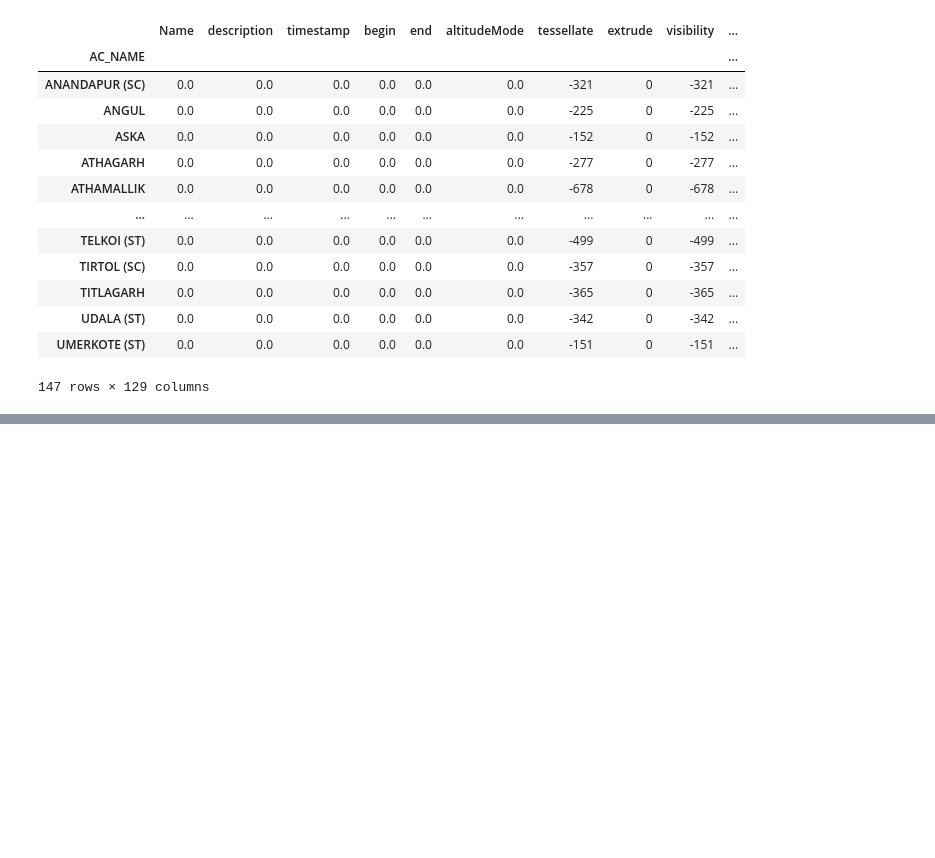
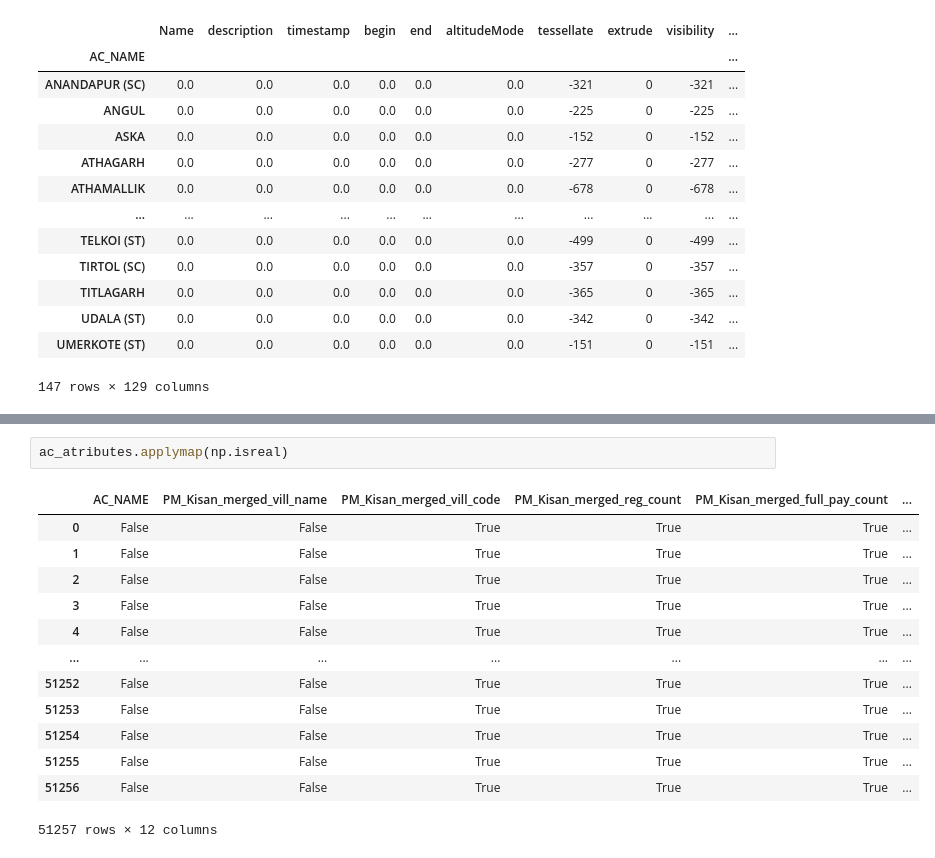
Before and after one commit to TheDataAreClean/obi-constituency-data-mapping-pm-kisan, a Jupyter notebook: data-mapping-pm-kisan.ipynb, the cells around one changed output, grey strips where cells are left out. Drawn from its saved outputs; the diff is of its cells as text; blank space fills up the shorter version.

```diff
--- a/data-mapping-pm-kisan.ipynb
+++ b/data-mapping-pm-kisan.ipynb
@@ -281,0 +298,16 @@ ac_atributes = centroind_ac_join[['AC_NAME','PM_Kisan_merged_vill_name','PM_Kisa
+# %%
+ac_atributes.applymap(np.isreal)
+# %% [output]
+|  | AC_NAME | PM_Kisan_merged_vill_name | PM_Kisan_merged_vill_code | PM_Kisan_merged_reg_count | PM_Kisan_merged_full_pay_count | ... |
+| 0 | False | False | True | True | True | ... |
+| 1 | False | False | True | True | True | ... |
+| 2 | False | False | True | True | True | ... |
+| 3 | False | False | True | True | True | ... |
+| 4 | False | False | True | True | True | ... |
+| ... | ... | ... | ... | ... | ... | ... |
+| 51252 | False | False | True | True | True | ... |
+| 51253 | False | False | True | True | True | ... |
+| 51254 | False | False | True | True | True | ... |
+| 51255 | False | False | True | True | True | ... |
+| 51256 | False | False | True | True | True | ... |
+51257 rows × 12 columns
```
Also changed, not shown: parts of 13 cells of this notebook, 2 other files.
